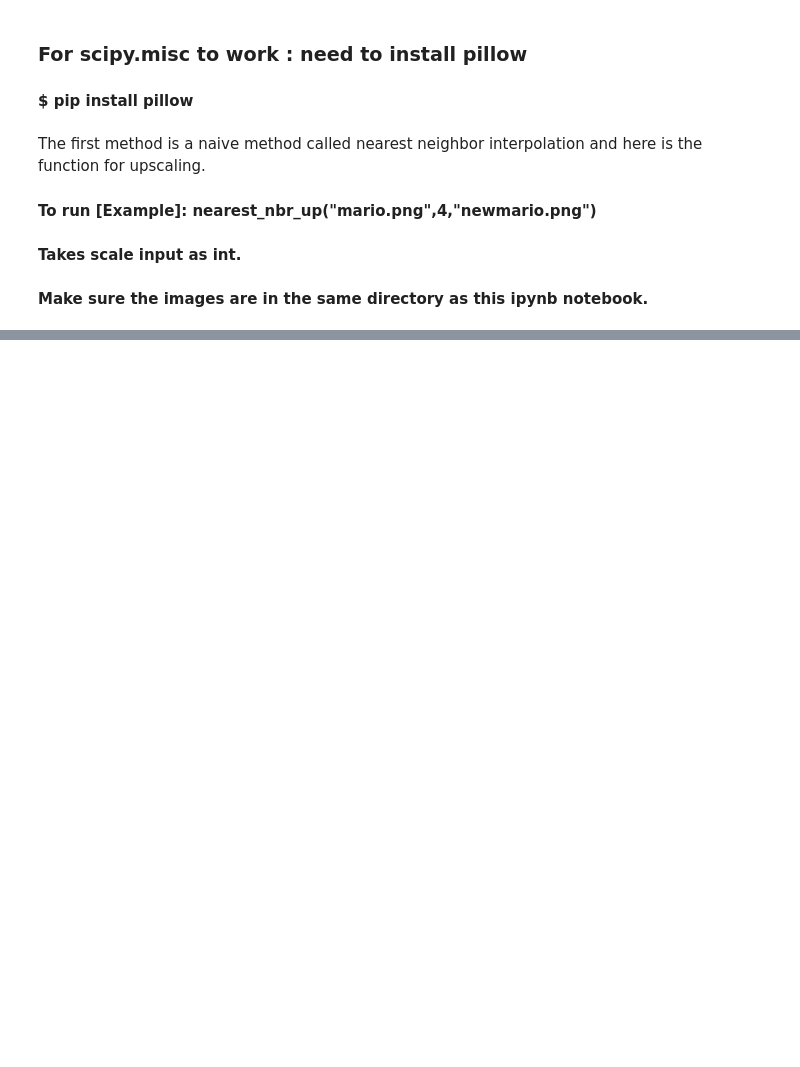
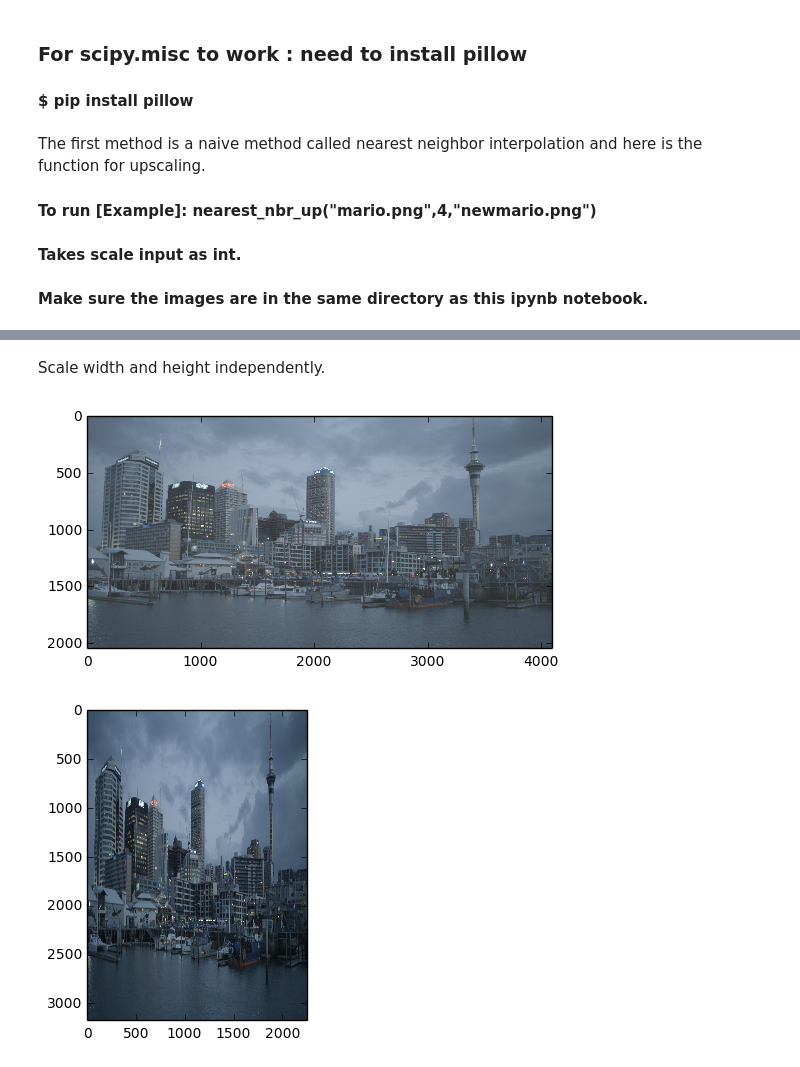
Before and after one commit to DevThep/Image-Scaling, a Jupyter notebook: ImageScaling.ipynb, the cells around one changed output, grey strips where cells are left out. Drawn from its saved outputs; the diff is of its cells as text; code cells hidden in the pictures; blank space fills up the shorter version.

```diff
--- a/ImageScaling.ipynb
+++ b/ImageScaling.ipynb
@@ -85,0 +95,49 @@ def bilinearInterpolation(image, scale,new_name):
+# %% [markdown]
+Scale width and height independently.
+# %%
+def bilinearInterpolation2(image, scalex, scaley, new_name):
+    Img = plt.imread(image)
+    dim = Img.shape
+    y = dim[0]
+    x = dim[1]
+    z = dim[2]
+    scaled = np.zeros([int(y*scaley),int(x*scalex),z])
+    xn = len(scaled[0])
+    yn = len(scaled)
+    #print scaled
+    for row in range(yn):
+        for col in range(xn):
+            y0 = row
+            x0 = col
+            x00 = x0/scalex
+            x1 = int(math.floor(x00))
+            # Check the bound of new pixel relative to the original image#
+            if x1+1 < x: #If inbound
+                x2 = x1+1
+            else: #If out of bound
+                x1 -= 1
+                x2 = x1+1
+            y00 = y0/scaley
+            y1 = int(math.floor(y00))
+            if y1+1 < y:
+                y2 = y1+1
+            else:
+                y1 -= 1
+                y2 = y1+1
+
+            #Interpolate in x-direction
+            fx_y1 = (((x2-x00)/(x2-x1))*Img[y1,x1])+(((x00-x1)/(x2-x1))*Img[y1,x2])
+            fx_y2 = (((x2-x00)/(x2-x1))*Img[y2,x1])+(((x00-x1)/(x2-x1))*Img[y2,x2])
+            #Interpolate in y-direction
+            fx_y = (((y2-y00)/(y2-y1))*fx_y1)+(((y00-y1)/(y2-y1))*fx_y2)
+            scaled[row,col] = fx_y
+    scipy.misc.imsave(new_name, scaled)
+    newimg = plt.imread(new_name)
+    plt.imshow(Img)
+    plt.figure()
+    plt.imshow(newimg)
+    return
+bilinearInterpolation2("city.png", 0.55, 1.55, "city1.png")
+# %% [output]
+[figure, added]
+[figure, added]
```
Also changed, not shown: parts of 5 cells of this notebook, 5 other files.
